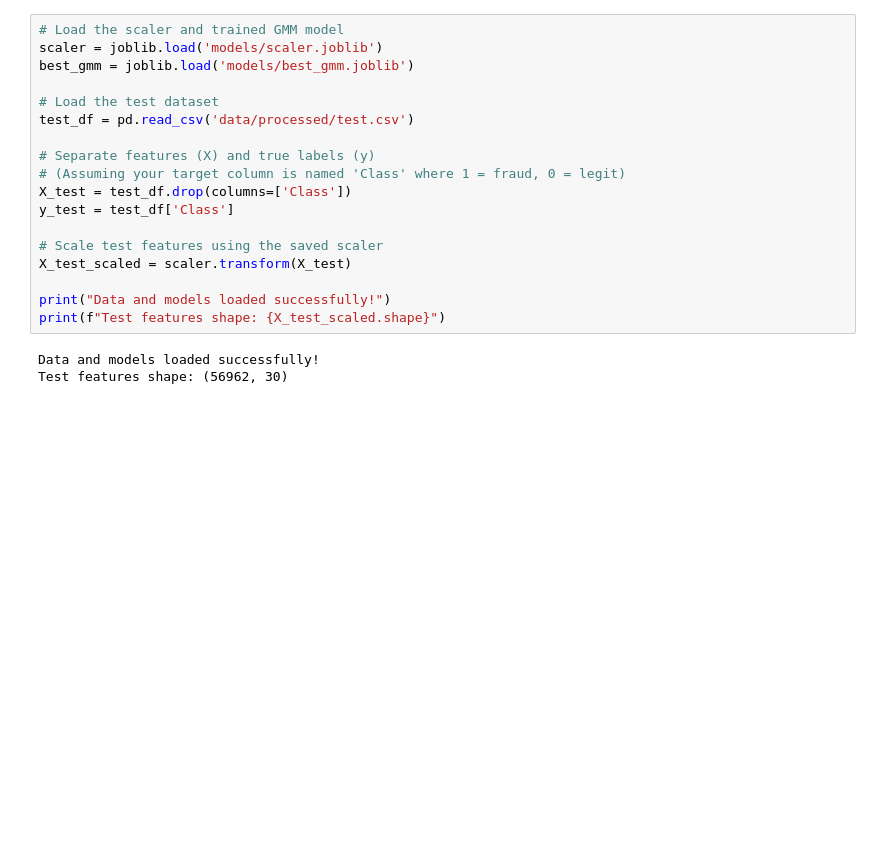
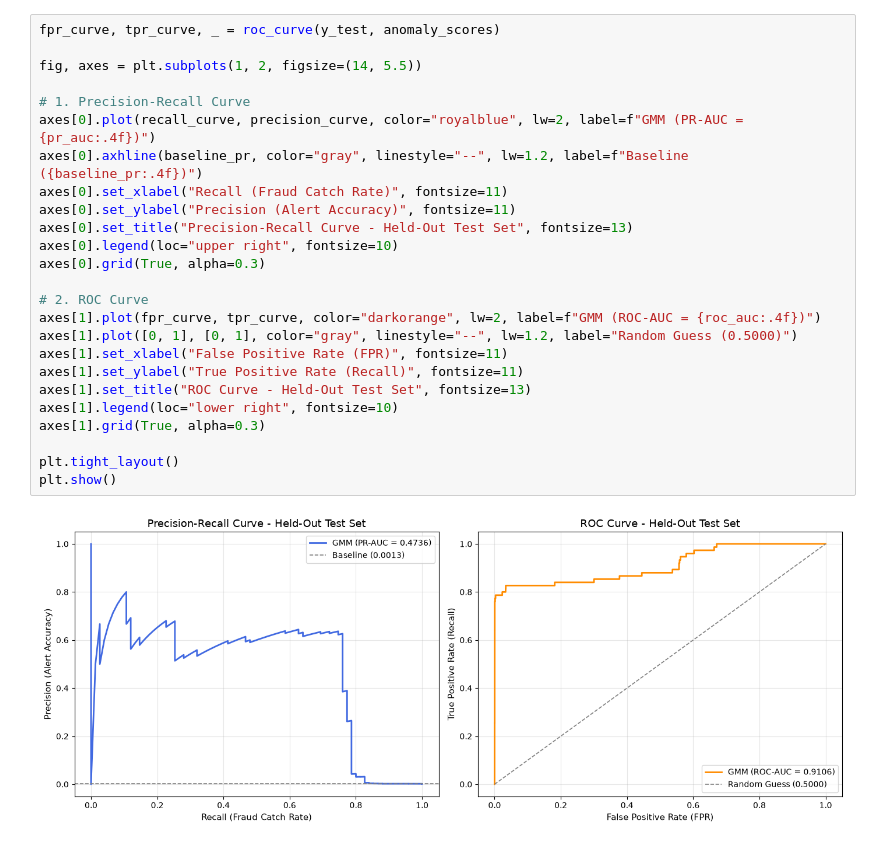
Before and after one commit to palak22291/card-fraud-triage, a Jupyter notebook: notebooks/final_evaluation.ipynb, the cells around one changed output. Drawn from its saved outputs; the diff is of its cells as text; blank space fills up the shorter version.

Commit message:
feat(eval): compute test-set pr-auc (0.4736), roc-auc, and operational triage metrics

```diff
--- a/notebooks/final_evaluation.ipynb
+++ b/notebooks/final_evaluation.ipynb
@@ -16,22 +80,28 @@ Current working directory: /Users/palakgupta/Desktop/card-fraud-triage
 # %%
-# Load the scaler and trained GMM model
-scaler = joblib.load('models/scaler.joblib')
-best_gmm = joblib.load('models/best_gmm.joblib')
+fpr_curve, tpr_curve, _ = roc_curve(y_test, anomaly_scores)
 
-# Load the test dataset
-test_df = pd.read_csv('data/processed/test.csv')
+fig, axes = plt.subplots(1, 2, figsize=(14, 5.5))
 
-# Separate features (X) and true labels (y)
-# (Assuming your target column is named 'Class' where 1 = fraud, 0 = legit)
-X_test = test_df.drop(columns=['Class'])
-y_test = test_df['Class']
+# 1. Precision-Recall Curve
+axes[0].plot(recall_curve, precision_curve, color="royalblue", lw=2, label=f"GMM (PR-AUC = {pr_auc:.4f})")
+axes[0].axhline(baseline_pr, color="gray", linestyle="--", lw=1.2, label=f"Baseline ({baseline_pr:.4f})")
+axes[0].set_xlabel("Recall (Fraud Catch Rate)", fontsize=11)
+axes[0].set_ylabel("Precision (Alert Accuracy)", fontsize=11)
+axes[0].set_title("Precision-Recall Curve - Held-Out Test Set", fontsize=13)
+axes[0].legend(loc="upper right", fontsize=10)
+axes[0].grid(True, alpha=0.3)
 
-# Scale test features using the saved scaler
-X_test_scaled = scaler.transform(X_test)
+# 2. ROC Curve
+axes[1].plot(fpr_curve, tpr_curve, color="darkorange", lw=2, label=f"GMM (ROC-AUC = {roc_auc:.4f})")
+axes[1].plot([0, 1], [0, 1], color="gray", linestyle="--", lw=1.2, label="Random Guess (0.5000)")
+axes[1].set_xlabel("False Positive Rate (FPR)", fontsize=11)
+axes[1].set_ylabel("True Positive Rate (Recall)", fontsize=11)
+axes[1].set_title("ROC Curve - Held-Out Test Set", fontsize=13)
+axes[1].legend(loc="lower right", fontsize=10)
+axes[1].grid(True, alpha=0.3)
 
-print("Data and models loaded successfully!")
-print(f"Test features shape: {X_test_scaled.shape}")
+plt.tight_layout()
+plt.show()
 # %% [output]
-Data and models loaded successfully!
-Test features shape: (56962, 30)
+[figure, added]
 # %%
```
Also changed, not shown: parts of 4 cells of this notebook.
